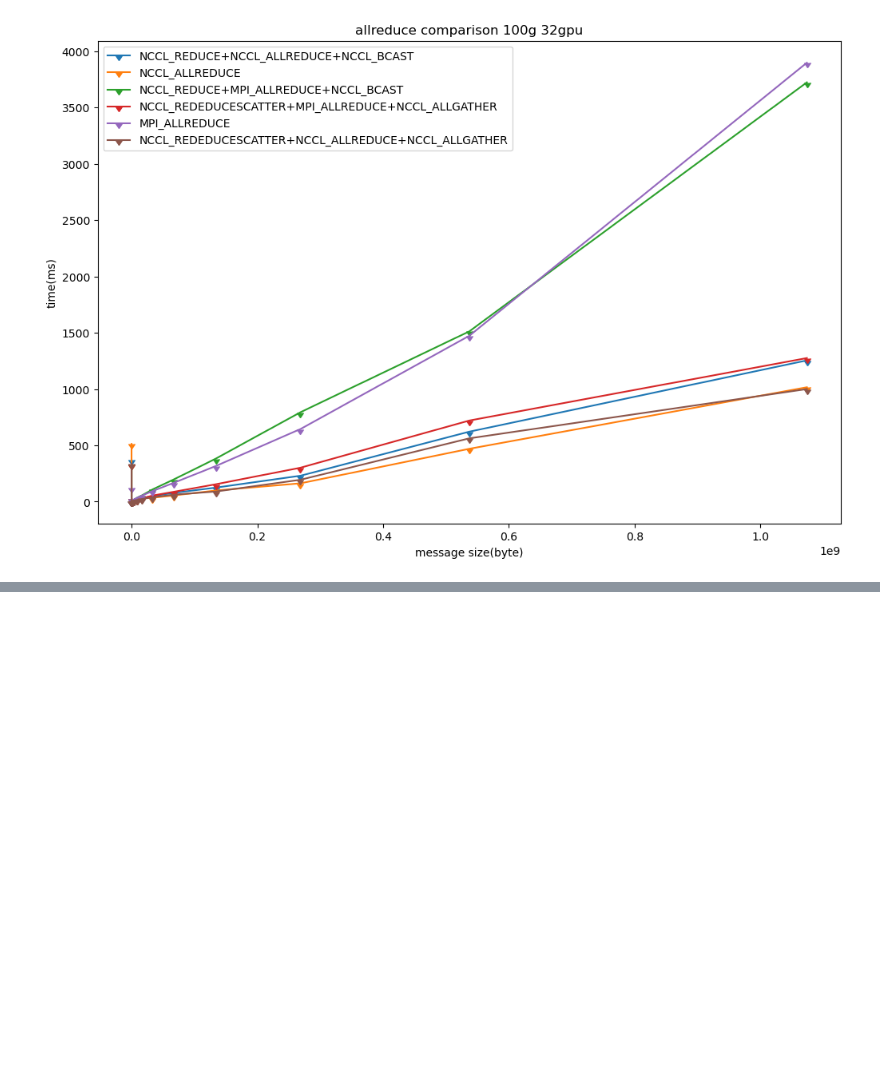
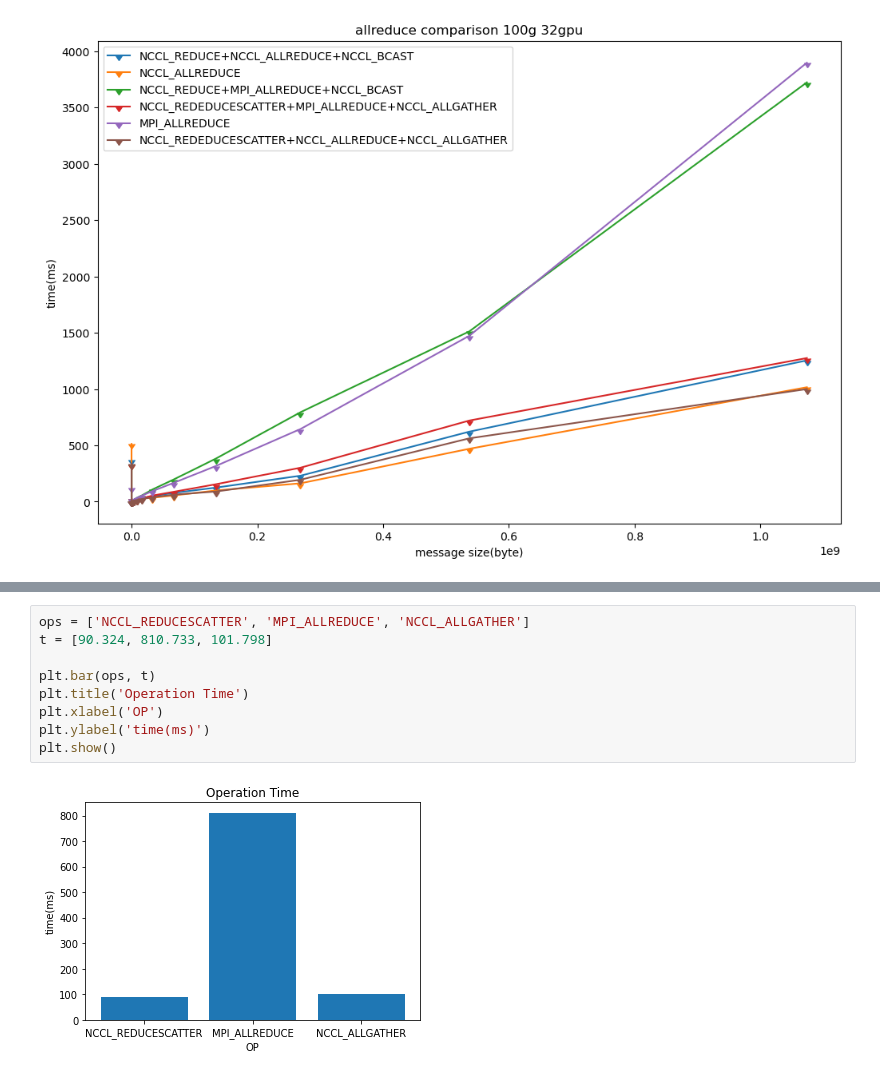
Before and after one commit to dexhunter/allreduce-experiments, a Jupyter notebook: vis_horovod.ipynb, the cells around one changed output, grey strips where cells are left out. Drawn from its saved outputs; the diff is of its cells as text; blank space fills up the shorter version.

```diff
--- a/vis_horovod.ipynb
+++ b/vis_horovod.ipynb
@@ -272,0 +280,11 @@ plt.show()
+# %%
+ops = ['NCCL_REDUCESCATTER', 'MPI_ALLREDUCE', 'NCCL_ALLGATHER']
+t = [90.324, 810.733, 101.798]
+
+plt.bar(ops, t)
+plt.title('Operation Time')
+plt.xlabel('OP')
+plt.ylabel('time(ms)')
+plt.show()
+# %% [output]
+[figure, added]
```
Also changed, not shown: parts of 8 cells of this notebook, 6 other files.
